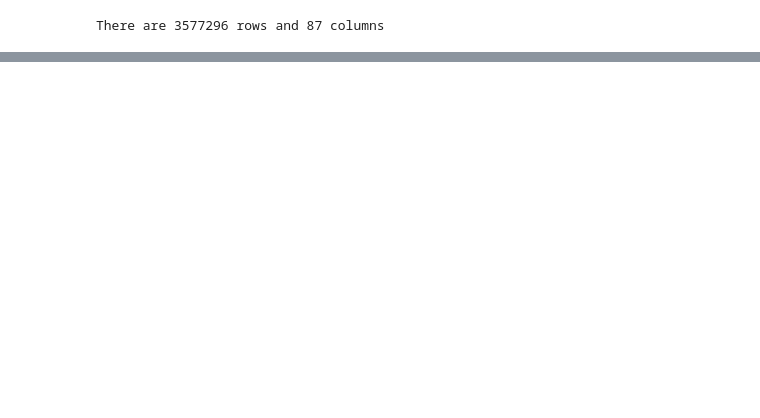
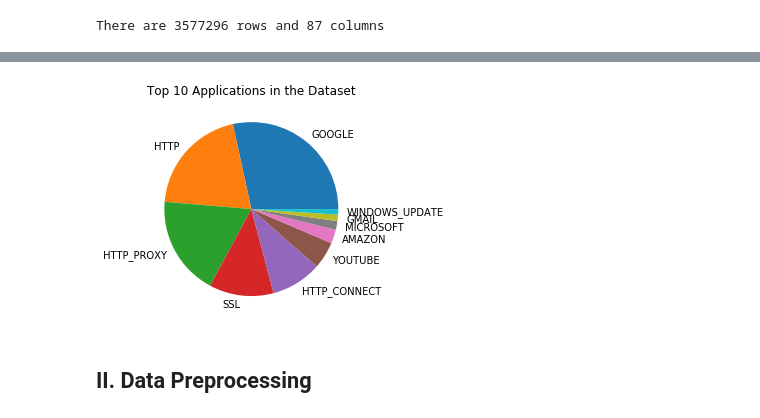
Before and after one commit to MohammadA7/ip-flow-analysis, a Jupyter notebook: ip-flow-analysis.ipynb, the cells around one changed output, grey strips where cells are left out. Cells and saved outputs as stored; diff of their text form; code cells hidden in the pictures; blank space fills up the shorter version.

```diff
--- a/ip-flow-analysis.ipynb
+++ b/ip-flow-analysis.ipynb
@@ -137,0 +100,9 @@ This concludes your starter analysis! To go forward from here, click the blue "F
+# %%
+protocol_name = df['ProtocolName'].value_counts(ascending=False)[:10]
+names, count = protocol_name.index.values, protocol_name.values
+plt.pie(count, labels=names);
+plt.title("Top 10 Applications in the Dataset");
+# %% [output]
+[figure, added]
+# %% [markdown]
+## <a class="anchor" id="Data-Preprocessing">II. Data Preprocessing</a>
```
Also changed, not shown: parts of 59 cells of this notebook, 1 other file.
